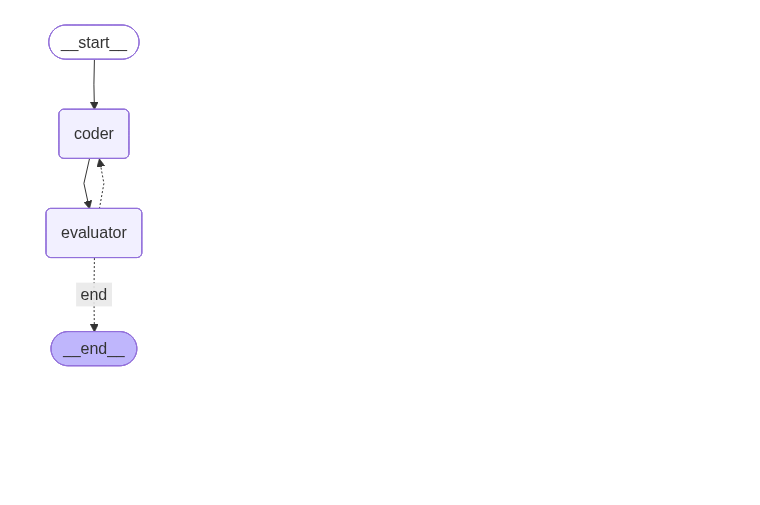
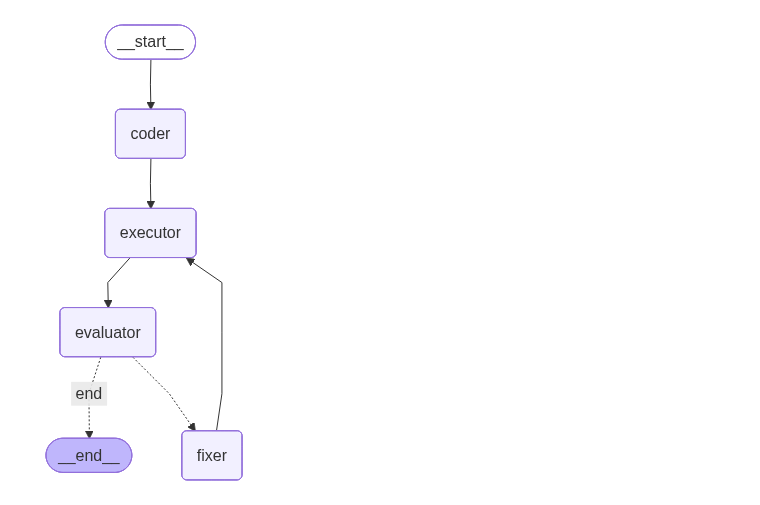
Before and after one commit to srj1407/bot, a Jupyter notebook: Langgraph_Practice/Coder_Evaluator.ipynb, the cells around one changed output. Saved outputs shown, nothing was run; the diff lists cells and outputs as text; code cells hidden in the pictures; blank space fills up the shorter version.

Commit message:
Updated Code_Evaluator.ipynb

```diff
--- a/Langgraph_Practice/Coder_Evaluator.ipynb
+++ b/Langgraph_Practice/Coder_Evaluator.ipynb
@@ -114,3 +116,10 @@ class graph_state(BaseModel):
+# %%
+class coder_state(BaseModel):
+    code: str = Field(..., description="Generated code")
+# %%
+class evaluator_state(BaseModel):
+    feedback: str = Field(..., description = "Feedback on the code")
+    is_correct: bool = Field(..., description = "Code generated is correct or not")
 # %%
 def coder(state: graph_state) -> graph_state:
     question = state.question
@@ -147,2 +141,18 @@ def coder(state: graph_state) -> graph_state:
+# %%
+def executor(state: graph_state) -> graph_state:
+    code = state.code
+    try:
+        result = repl.run(code)
+        return{
+            'is_correct': True,
+            'error': '',
+            'output': result
+        }
+    except Exception as e:
+        return{
+            'is_correct': False,
+            'error': str(e),
+            'output': ''
+        }
 # %%
 def evaluator(state: graph_state) -> graph_state:
@@ -223,31 +234,34 @@ show(resp2)
 # %%
 def router(state: graph_state) -> graph_state:
     is_correct = state.is_correct
-    imp_needed = state.imp_needed
     iterations = state.iterations
-    if iterations == 3:
+    if iterations == 2:
         return 'end'
-    elif not is_correct or imp_needed:
-        return 'coder'
+    elif not is_correct:
+        return 'fixer'
     else:
         return 'end'
 # %%
 graph = StateGraph(graph_state)
 
 graph.add_node('coder', coder)
+graph.add_node('executor', executor)
 graph.add_node('evaluator', evaluator)
+graph.add_node('fixer', fixer)
 
 graph.add_edge(START, 'coder')
-graph.add_edge('coder', 'evaluator')
+graph.add_edge('coder', 'executor')
+graph.add_edge('executor', 'evaluator')
+graph.add_edge('fixer', 'executor')
 graph.add_conditional_edges('evaluator', router, {
-    'coder': 'coder', 'end': END
+    'fixer': 'fixer', 'end': END
 })
 
 coder_graph = graph.compile()
 
 from IPython.display import Image, display
 Image(coder_graph.get_graph().draw_mermaid_png())
 # %% [output]
-[figure, old version]
+[figure, new version]
 # %%
 graph_obj = graph_state(
```
Also changed, not shown: parts of 17 cells of this notebook, 2 other files.
